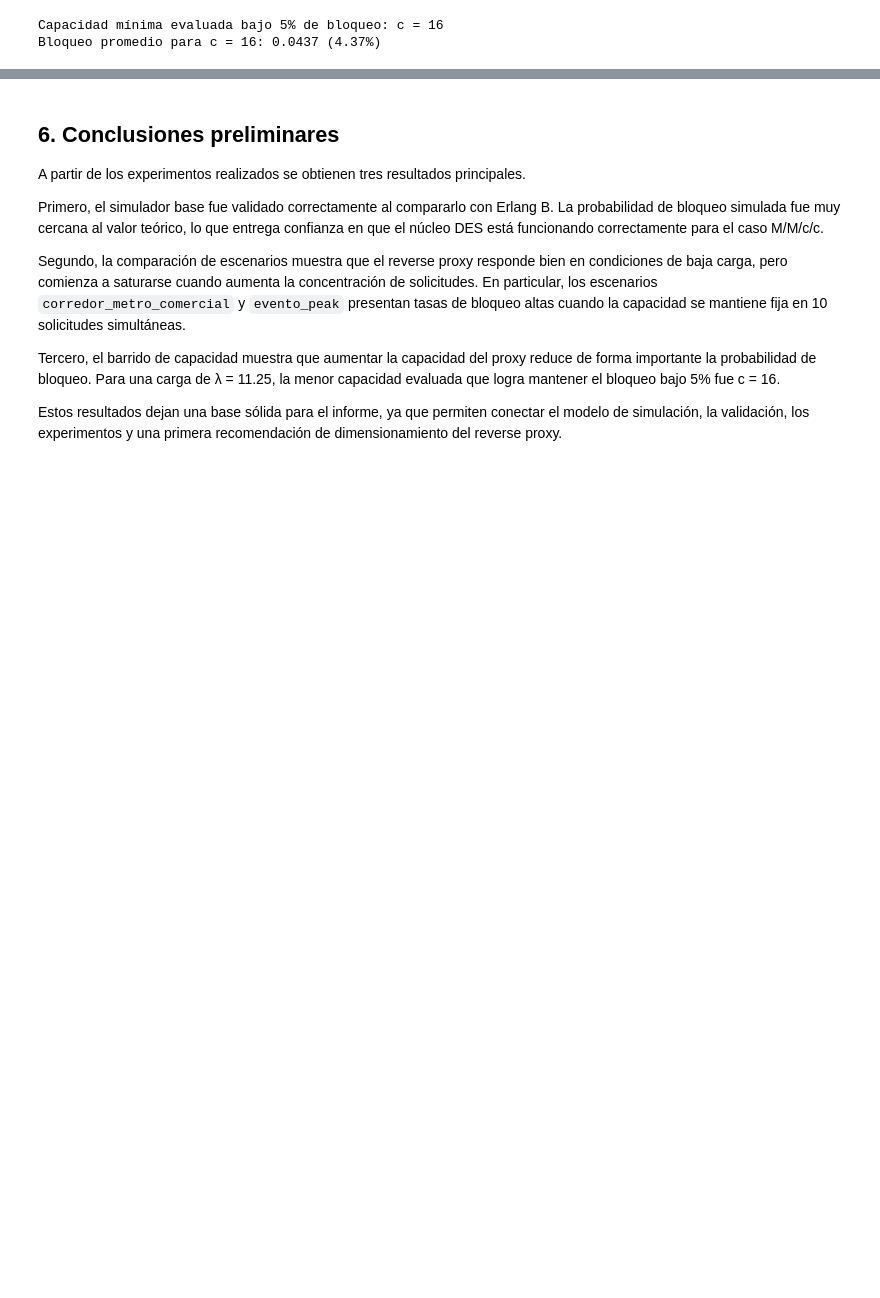
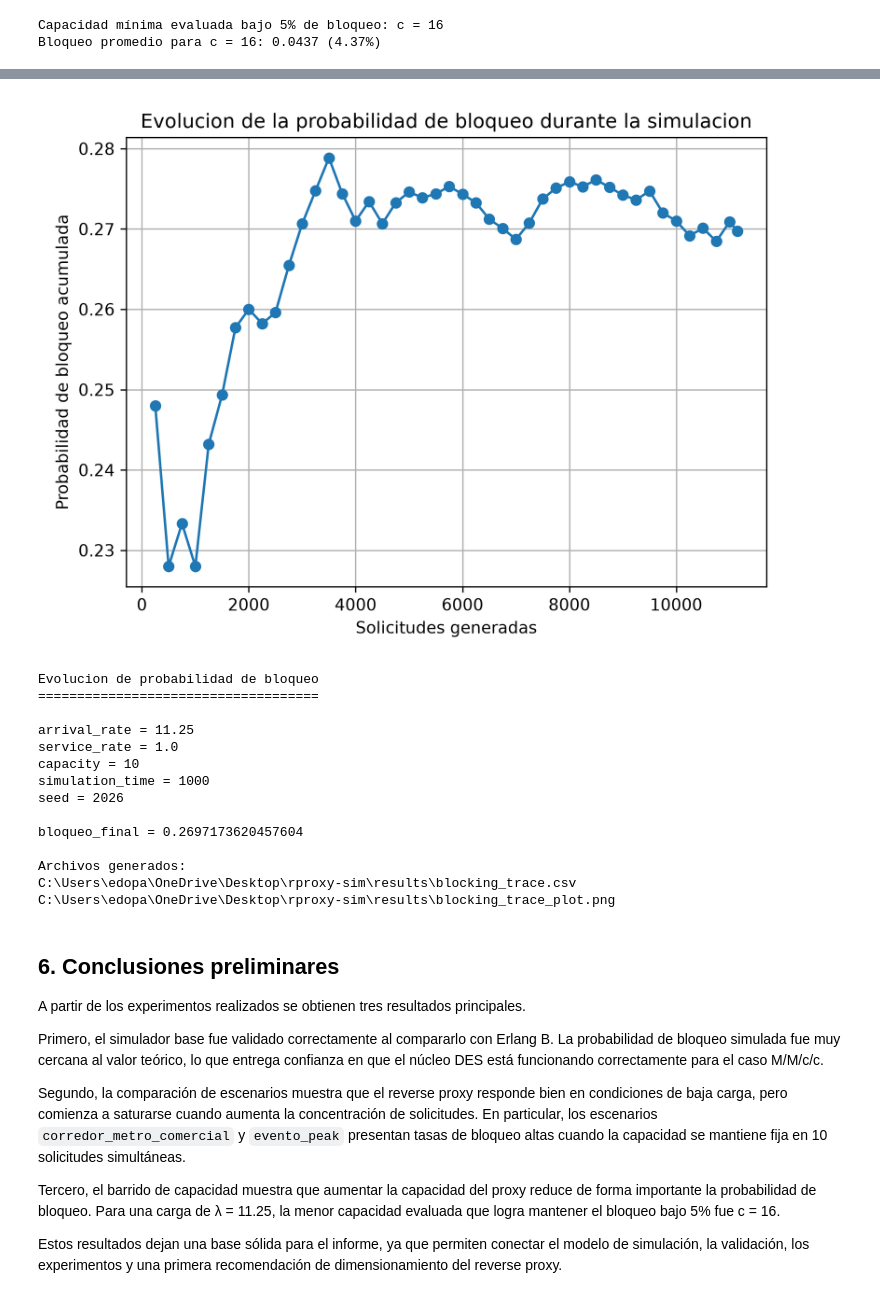
Before and after one commit to sebadaba/rproxy-sim, a Jupyter notebook: notebooks/01_resultados_base.ipynb, the cells around one changed output, grey strips where cells are left out. Cells and saved outputs as stored; diff of their text form; code cells hidden in the pictures; blank space fills up the shorter version.

Commit message:
Agrega supuestos verificacion y evolucion de bloqueo

```diff
--- a/notebooks/01_resultados_base.ipynb
+++ b/notebooks/01_resultados_base.ipynb
@@ -318,3 +328,22 @@ Bloqueo promedio para c = 16: 0.0437 (4.37%)
+# %%
+display(Image(filename=str(RESULTS / "blocking_trace_plot.png")))
+print((RESULTS / "blocking_trace_summary.txt").read_text(encoding="utf-8"))
+# %% [output]
+[figure, added]
+Evolucion de probabilidad de bloqueo
+====================================
+
+arrival_rate = 11.25
+service_rate = 1.0
+capacity = 10
+simulation_time = 1000
+seed = 2026
+
+bloqueo_final = 0.2697173620457604
+
+Archivos generados:
+C:\Users\edopa\OneDrive\Desktop\rproxy-sim\results\blocking_trace.csv
+C:\Users\edopa\OneDrive\Desktop\rproxy-sim\results\blocking_trace_plot.png
 # %% [markdown]
 ## 6. Conclusiones preliminares
 
```
Also changed, not shown: parts of 1 cell of this notebook, 2 other files.
